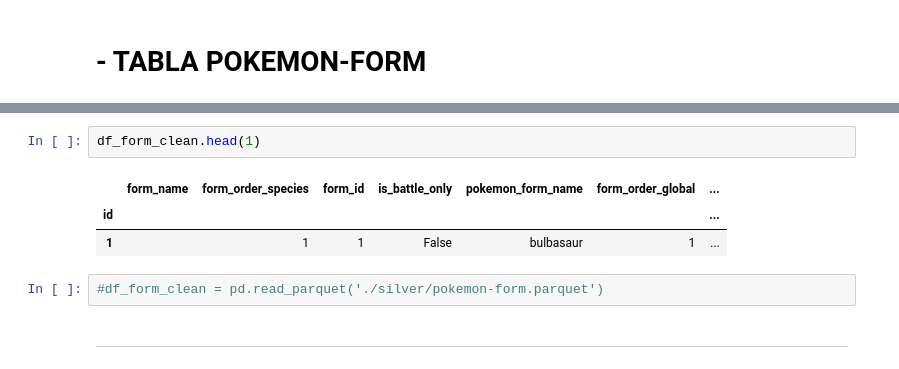
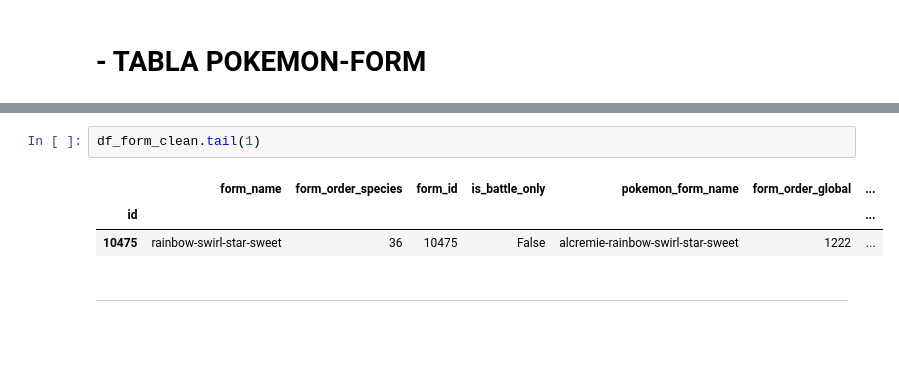
Before and after one commit to ansmartin/cidaen-tfm-streamlit, a Jupyter notebook: etl/ETL_notebook.ipynb, the cells around one changed output, grey strips where cells are left out. Cells and saved outputs as stored; diff of their text form; blank space fills up the shorter version.

```diff
--- a/etl/ETL_notebook.ipynb
+++ b/etl/ETL_notebook.ipynb
@@ -876,11 +812,9 @@ memory usage: 193.3+ KB
-# %%
-df_form_clean.head(1)
-# %% [output]
-|  | form_name | form_order_species | form_id | is_battle_only | pokemon_form_name | form_order_global | ... |
-| id |  |  |  |  |  |  | ... |
-| 1 |  | 1 | 1 | False | bulbasaur | 1 | ... |
-# %%
-#df_form_clean = pd.read_parquet('./silver/pokemon-form.parquet')
+# %%
+df_form_clean.tail(1)
+# %% [output]
+|  | form_name | form_order_species | form_id | is_battle_only | pokemon_form_name | form_order_global | ... |
+| id |  |  |  |  |  |  | ... |
+| 10475 | rainbow-swirl-star-sweet | 36 | 10475 | False | alcremie-rainbow-swirl-star-sweet | 1222 | ... |
 # %% [markdown]
 ---
 # %% [markdown]
```
Also changed, not shown: parts of 73 cells of this notebook, 1 other file.
